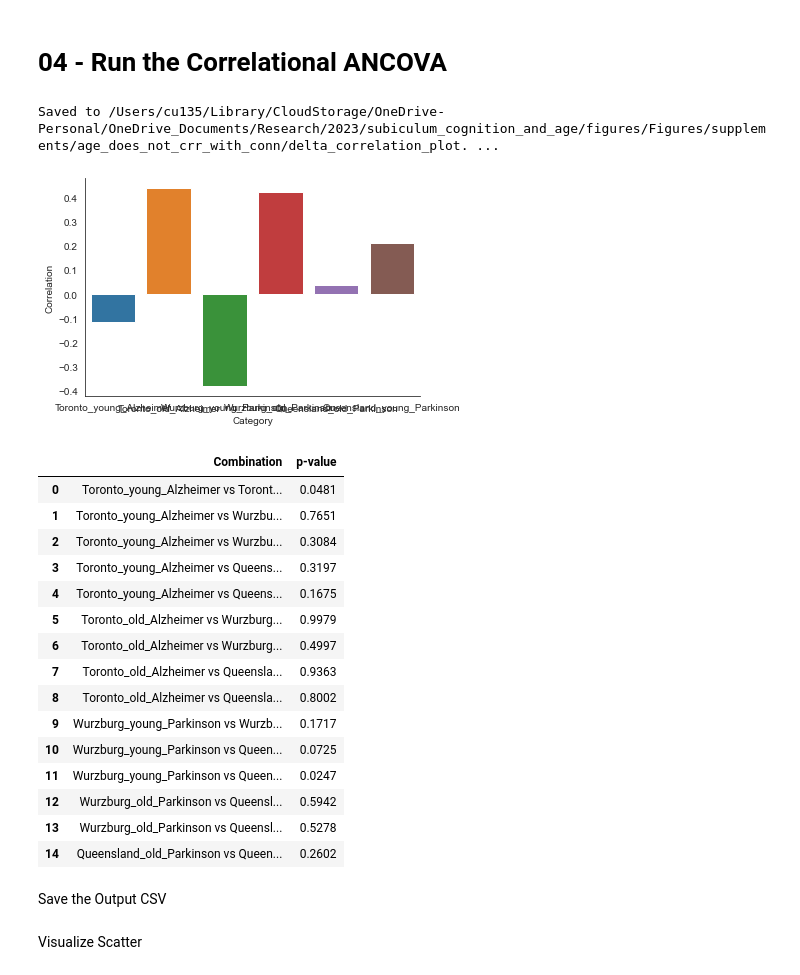
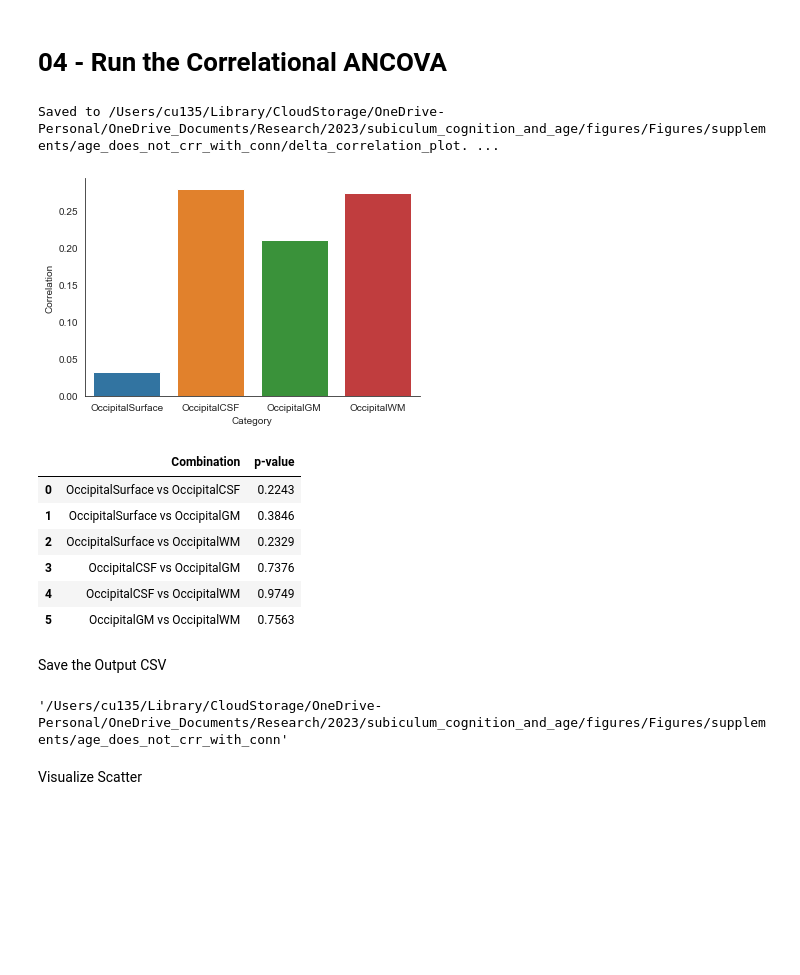
Before and after one commit to Calvinwhow/Research, a Jupyter notebook: nimlab/calvin_utils/notebooks/statistical_notebooks/correlations/correlation_notebook.ipynb, the cells around one changed output. Saved outputs shown, nothing was run; the diff lists cells and outputs as text; code cells hidden in the pictures; blank space fills up the shorter version.

```diff
--- a/nimlab/calvin_utils/notebooks/statistical_notebooks/correlations/correlation_notebook.ipynb
+++ b/nimlab/calvin_utils/notebooks/statistical_notebooks/correlations/correlation_notebook.ipynb
@@ -523,0 +600,9 @@ data_df.columns
+# %%
+dependent_variable = 'occipital_eh'
+independent_variable_list = ['OccipitalSurface', 'OccipitalCSF', 'OccipitalGM', 'OccipitalWM']
+# %%
+import pandas as pd
+# Reshaping the DataFrame
+melted_df = pd.melt(data_df, id_vars=[dependent_variable], value_vars=independent_variable_list,
+                    var_name='Category', value_name='Value')
+melted_df
@@ -524,6 +623,6 @@ data_df.columns
 # %%
-dependent_variable = 'Z_Scored_Percent_Cognitive_Improvement'
-independent_variable = 'Subiculum_Connectivity_T'
-categorical_variable = 'Age_Disease_and_Cohort'
+dependent_variable = 'occipital_eh'
+independent_variable = 'Value'
+categorical_variable = 'Category'
 # %% [markdown]
 Do You Want to Run A Spearman Correlation?
@@ -534,30 +629,29 @@ similarity = True
+# %%
+spearman = True
+two_tail = True
+similarity = False
 # %% [markdown]
 # 04 - Run the Correlational ANCOVA
 # %%
-delta_r = ANCOVACorrelation(df=data_df, dependent_variable=dependent_variable, independent_variable=independent_variable, categorical_variable=categorical_variable, out_dir=out_dir, spearman=spearman,
+delta_r = ANCOVACorrelation(df=melted_df, dependent_variable=dependent_variable, independent_variable=independent_variable, categorical_variable=categorical_variable, out_dir=out_dir, spearman=spearman,
                             n_permutations=10000, similarity=similarity, two_tail=two_tail)
 single_data, delta_data = delta_r.run()
 delta_data
 # %% [output]
 Saved to /Users/cu135/Library/CloudStorage/OneDrive-Personal/OneDrive_Documents/Research/2023/subiculum_cognition_and_age/figures/Figures/supplements/age_does_not_crr_with_conn/delta_correlation_plot. ...
-[figure, old version]
+[figure, new version]
 |  | Combination | p-value |
-| 0 | Toronto_young_Alzheimer vs Toront... | 0.0481 |
-| 1 | Toronto_young_Alzheimer vs Wurzbu... | 0.7651 |
-| 2 | Toronto_young_Alzheimer vs Wurzbu... | 0.3084 |
-| 3 | Toronto_young_Alzheimer vs Queens... | 0.3197 |
-| 4 | Toronto_young_Alzheimer vs Queens... | 0.1675 |
-| 5 | Toronto_old_Alzheimer vs Wurzburg... | 0.9979 |
-| 6 | Toronto_old_Alzheimer vs Wurzburg... | 0.4997 |
-| 7 | Toronto_old_Alzheimer vs Queensla... | 0.9363 |
-| 8 | Toronto_old_Alzheimer vs Queensla... | 0.8002 |
-| 9 | Wurzburg_young_Parkinson vs Wurzb... | 0.1717 |
-| 10 | Wurzburg_young_Parkinson vs Queen... | 0.0725 |
-| 11 | Wurzburg_young_Parkinson vs Queen... | 0.0247 |
-| 12 | Wurzburg_old_Parkinson vs Queensl... | 0.5942 |
-| 13 | Wurzburg_old_Parkinson vs Queensl... | 0.5278 |
-| 14 | Queensland_old_Parkinson vs Queen... | 0.2602 |
+| 0 | OccipitalSurface vs OccipitalCSF | 0.2243 |
+| 1 | OccipitalSurface vs OccipitalGM | 0.3846 |
+| 2 | OccipitalSurface vs OccipitalWM | 0.2329 |
+| 3 | OccipitalCSF vs OccipitalGM | 0.7376 |
+| 4 | OccipitalCSF vs OccipitalWM | 0.9749 |
+| 5 | OccipitalGM vs OccipitalWM | 0.7563 |
 # %% [markdown]
 Save the Output CSV
+# %%
+out_dir
+# %% [output]
+'/Users/cu135/Library/CloudStorage/OneDrive-Personal/OneDrive_Documents/Research/2023/subiculum_cognition_and_age/figures/Figures/supplements/age_does_not_crr_with_conn'
 # %%
 import os
```
Also changed, not shown: parts of 42 cells of this notebook, 20 other files.
